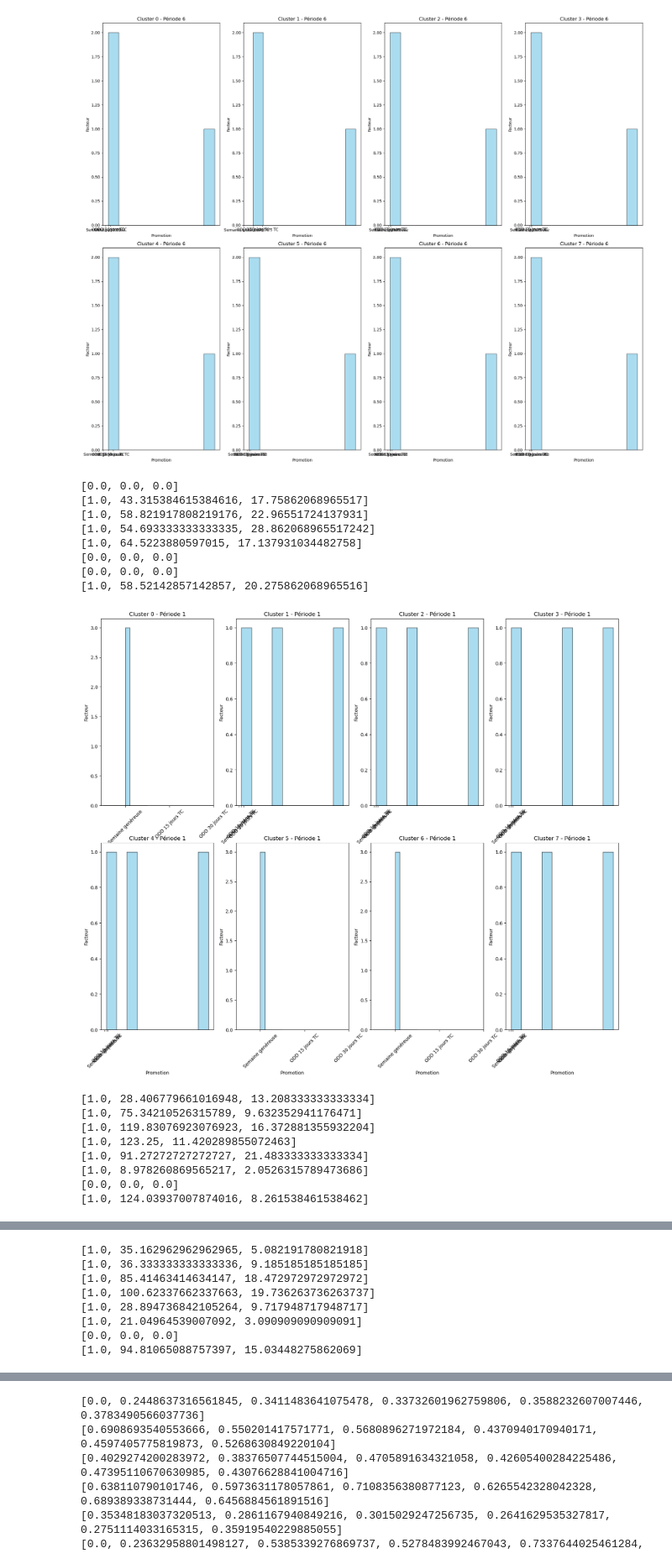
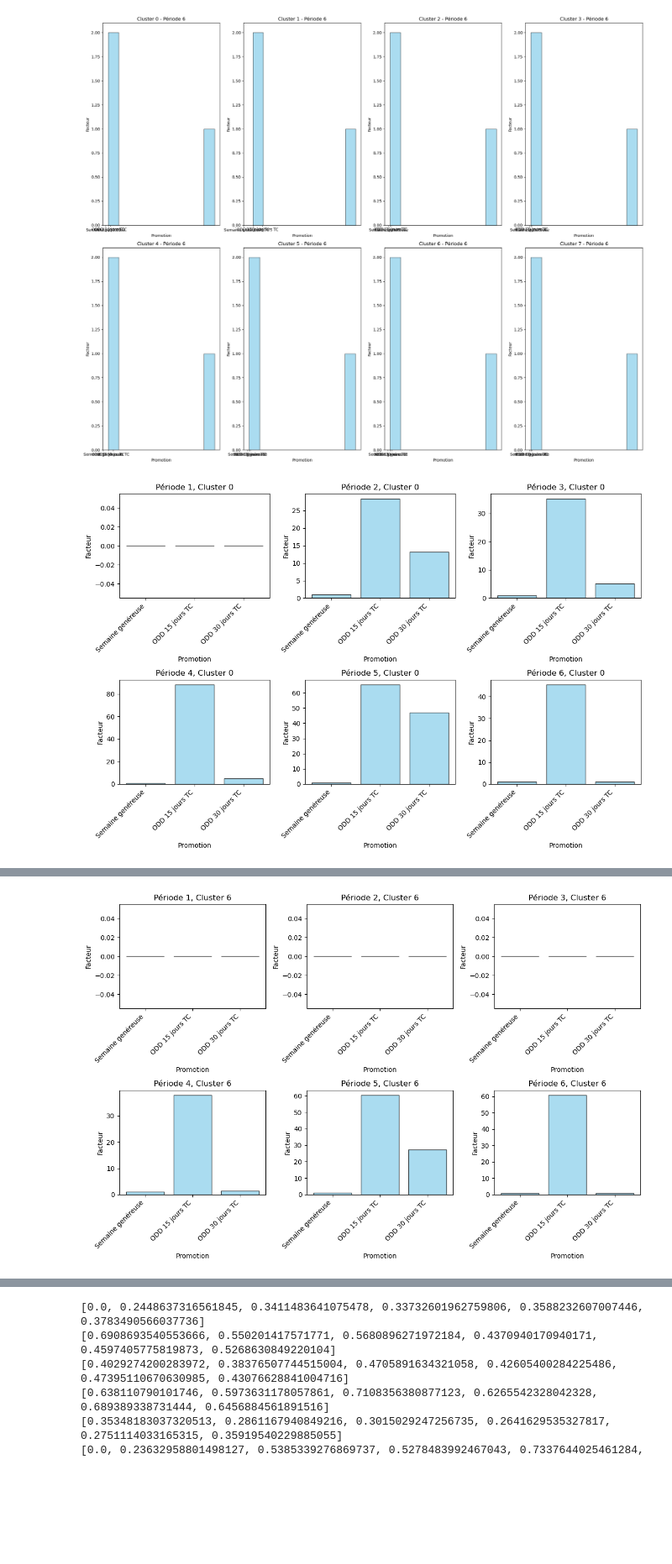
Before and after one commit to Statapp-CANAL/Statapp-CANAL, a Jupyter notebook: Data_operations/clement(1).ipynb, the cells around one changed output, grey strips where cells are left out. Shown at 84% size. Drawn from its saved outputs; the diff is of its cells as text; code cells hidden in the pictures; blank space fills up the shorter version.

Commit message:
batons

```diff
--- a/Data_operations/clement(1).ipynb
+++ b/Data_operations/clement(1).ipynb
@@ -836,59 +907,42 @@ for i in range(1, 7, 1):
 # %%
 liste_promotions = ['Semaine genéreuse', 'ODD 15 jours TC', 'ODD 30 jours TC']
 liste_clusters = list(range(8))
 
-# Boucler à travers chaque période
-for i in range(1, 7):
-    fig = plt.figure(figsize=(20, 16))
-    for cluster in range(8):
+# Boucler à travers chaque cluster
+for cluster in liste_clusters:
+    # Créer une figure pour ce cluster
+    fig, axs = plt.subplots(2, 3, figsize=(12, 8))
+
+    # Boucler à travers chaque période
+    for i, ax in enumerate(axs.flatten(), start=1):
+        # Récupérer les valeurs des promotions pour ce cluster et cette période
         valeurs_promotions = [dataset_cluster_explanations_shortened.iloc[cluster][f"Facteur d'abonnement pour {promo} sur la période {i}"] for promo in liste_promotions]
-        print(valeurs_promotions)
-        # Calculer l'index du sous-graphique dans une grille de 2x2
-        subplot_index = cluster+1
 
-        # Ajouter un sous-plot à la figure pour l'histogramme
-        ax = fig.add_subplot(2, 4, subplot_index)
-        ax.hist(valeurs_promotions, bins=10, color='skyblue', edgecolor='black', alpha=0.7)
-        ax.set_title(f'Cluster {cluster} - Période {i}')
+        # Créer l'histogramme pour ce cluster et cette période
+        ax.bar(liste_promotions, valeurs_promotions, color='skyblue', edgecolor='black', alpha=0.7)
+        ax.set_title(f'Période {i}, Cluster {cluster}')
         ax.set_xlabel('Promotion')
         ax.set_ylabel('Facteur')
 
-        # Définir les étiquettes sur l'axe des x avec les noms des promotions
-        ax.set_xticks(range(len(liste_promotions)))
-        ax.set_xticklabels(liste_promotions, rotation=45)
+        # Faire pivoter les étiquettes de l'axe x pour une meilleure lisibilité
+        plt.setp(ax.get_xticklabels(), rotation=45, ha='right')
 
     # Ajuster la disposition pour éviter les chevauchements
-    #fig.tight_layout()
+    plt.tight_layout()
 
     # Enregistrer la figure dans un fichier
-    nom_fichier_temporaire = f"histogrammes_clusters_Period_{i}.png"
+    nom_fichier_temporaire = f"histogrammes_shortened_cluster_{cluster}.png"
     plt.savefig(nom_fichier_temporaire)
 
     # Enregistrer le fichier temporaire sur S3
-    with fs.open(BUCKET + nom_fichier_temporaire, mode='wb') as file_out:
+    with fs.open(BUCKET + 'Batons_shortened/' + nom_fichier_temporaire, mode='wb') as file_out:
         with open(nom_fichier_temporaire, 'rb') as temp_file:
             file_out.write(temp_file.read())
 
     # Supprimer le fichier temporaire
     os.remove(nom_fichier_temporaire)
 
     # Afficher la figure
     plt.show()
 # %% [output]
-[0.0, 0.0, 0.0]
-[1.0, 43.315384615384616, 17.75862068965517]
-[1.0, 58.821917808219176, 22.96551724137931]
-[1.0, 54.693333333333335, 28.862068965517242]
-[1.0, 64.5223880597015, 17.137931034482758]
-[0.0, 0.0, 0.0]
-[0.0, 0.0, 0.0]
-[1.0, 58.52142857142857, 20.275862068965516]
-[figure, old version]
+[figure, new version]
-[1.0, 28.406779661016948, 13.208333333333334]
-[1.0, 75.34210526315789, 9.632352941176471]
-[1.0, 119.83076923076923, 16.372881355932204]
-[1.0, 123.25, 11.420289855072463]
-[1.0, 91.27272727272727, 21.483333333333334]
-[1.0, 8.978260869565217, 2.0526315789473686]
-[0.0, 0.0, 0.0]
-[1.0, 124.03937007874016, 8.261538461538462]
@@ -896,8 +949,0 @@ for i in range(1, 7):
-[1.0, 35.162962962962965, 5.082191780821918]
-[1.0, 36.333333333333336, 9.185185185185185]
-[1.0, 85.41463414634147, 18.472972972972972]
-[1.0, 100.62337662337663, 19.736263736263737]
-[1.0, 28.894736842105264, 9.717948717948717]
-[1.0, 21.04964539007092, 3.090909090909091]
-[0.0, 0.0, 0.0]
-[1.0, 94.81065088757397, 15.03448275862069]
@@ -931,0 +954 @@ for i in range(1, 7):
+[figure, added]
```
Also changed, not shown: parts of 7 cells of this notebook.
